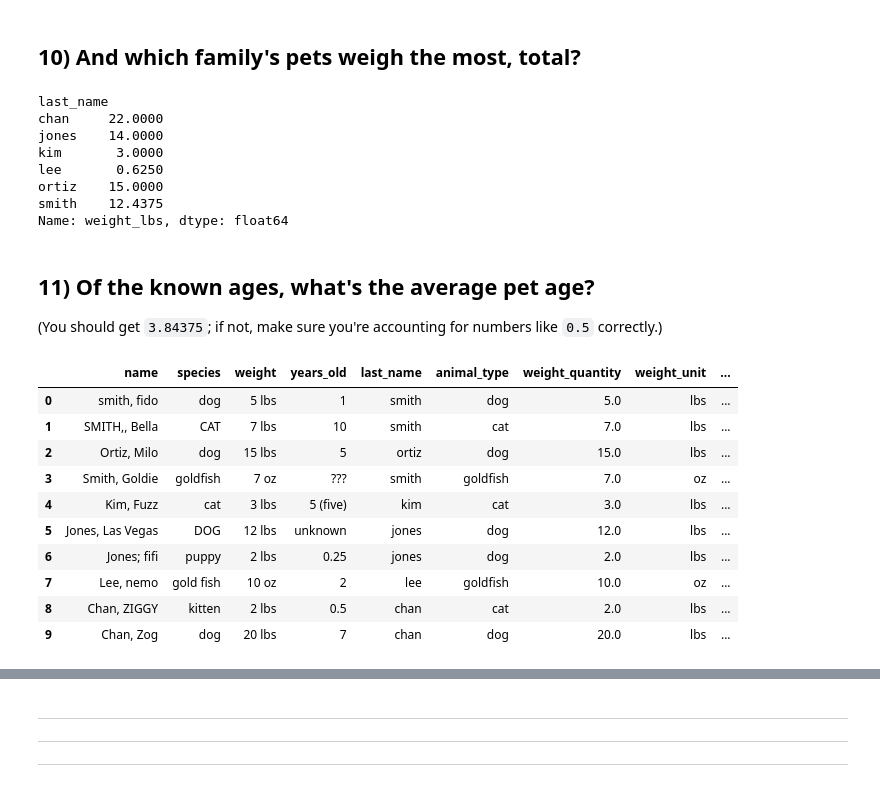
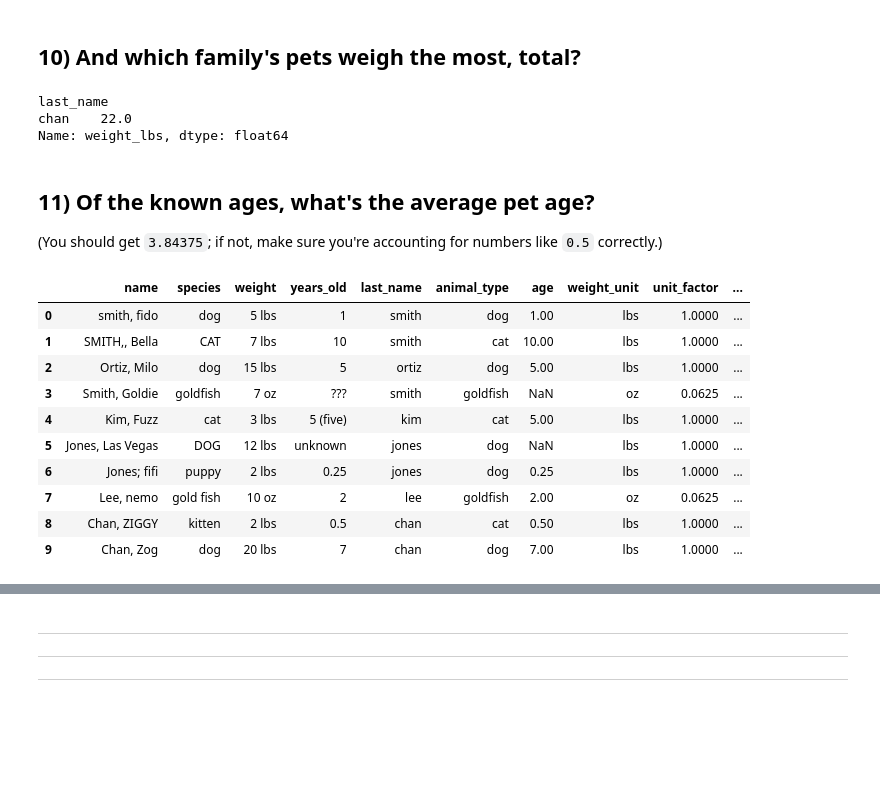
Before and after one commit to marcodallastella/LEDE-Homeworks, a Jupyter notebook: 08. Cleaning Data/homework-cleaning.ipynb, the cells around one changed output, grey strips where cells are left out. Saved outputs shown, nothing was run; the diff lists cells and outputs as text; code cells hidden in the pictures; blank space fills up the shorter version.

```diff
--- a/08. Cleaning Data/homework-cleaning.ipynb
+++ b/08. Cleaning Data/homework-cleaning.ipynb
@@ -148,0 +182,4 @@ pets
+# %%
+pets['weight_quantity'] = pets['weight'].str.extract(r'(\d+)')
+
+pets
@@ -167,0 +217,4 @@ pets
+# %%
+# pets['weight_unit'] = pets['weight'].str.extract(r'(\D+)')
+pets['weight_unit'] = pets['weight'].str.extract(r'(\D+)')
+pets
@@ -189,6 +254,6 @@ def get_conversion(weight):
         conversion = 0.0625
     return conversion
 
-pets['unit_factor'] = df['weight'].apply(get_conversion)
+pets['unit_factor'] = pets['weight'].apply(get_conversion).astype(float)
 pets
 # %% [output]
@@ -206,7 +271,7 @@ pets
 # %% [markdown]
 ## 8) Create a new column called `weight_lbs`, which calculates the pet's weight in lbs by multiplying `weight_quantity` by `unit_factor`
 # %%
-pets['weight_quantity'] = pets['weight_quantity'].astype(float)
+pets['weight_quantity'] = pets['weight_quantity'].astype(int)
 
 pets['weight_lbs'] = pets['weight_quantity']*pets['unit_factor']
 pets
@@ -231,40 +296,39 @@ pets['weight_lbs'].sum()
 # %% [markdown]
 ## 10)  And which family's pets weigh the most, total?
 # %%
-pets.groupby('last_name')['weight_lbs'].sum()
+pets.groupby('last_name')['weight_lbs'].sum().sort_values(ascending=False).head(1)
 # %% [output]
 last_name
-chan     22.0000
-jones    14.0000
-kim       3.0000
-lee       0.6250
-ortiz    15.0000
-smith    12.4375
+chan    22.0
 Name: weight_lbs, dtype: float64
 # %% [markdown]
 ## 11) Of the known ages, what's the average pet age?
 
 (You should get `3.84375`; if not, make sure you're accounting for numbers like `0.5` correctly.)
 # %%
-import re
+pets['age'] = pets['years_old']
 
-# pets['age'] = pets['years_old'].str.extract(r'(\d+|0(?:\.\d+)?)').astype(float)
-pets['age'] = pets['years_old'].str.extract(r'(0\.\d*|\d*)')
-pets['age'] = pets['age'].replace("","0")
-pets['age'] = pets['age'].astype(float)
+pets['age'] = (
+    pets['years_old']
+    .str.extract(r'(0.\d+|\d+)')
+    .dropna()
+    .astype(float)
+)
+
+#  .str.extract(r'(0\.\d+|\d+)'
 pets
 # %% [output]
-|  | name | species | weight | years_old | last_name | animal_type | weight_quantity | weight_unit | ... |
-| 0 | smith, fido | dog | 5 lbs | 1 | smith | dog | 5.0 | lbs | ... |
-| 1 | SMITH,, Bella | CAT | 7 lbs | 10 | smith | cat | 7.0 | lbs | ... |
-| 2 | Ortiz, Milo | dog | 15 lbs | 5 | ortiz | dog | 15.0 | lbs | ... |
-| 3 | Smith, Goldie | goldfish | 7 oz | ??? | smith | goldfish | 7.0 | oz | ... |
-| 4 | Kim, Fuzz | cat | 3 lbs | 5 (five) | kim | cat | 3.0 | lbs | ... |
-| 5 | Jones, Las Vegas | DOG | 12 lbs | unknown | jones | dog | 12.0 | lbs | ... |
-| 6 | Jones; fifi | puppy | 2 lbs | 0.25 | jones | dog | 2.0 | lbs | ... |
-| 7 | Lee, nemo | gold fish | 10 oz | 2 | lee | goldfish | 10.0 | oz | ... |
-| 8 | Chan, ZIGGY | kitten | 2 lbs | 0.5 | chan | cat | 2.0 | lbs | ... |
-| 9 | Chan, Zog | dog | 20 lbs | 7 | chan | dog | 20.0 | lbs | ... |
+|  | name | species | weight | years_old | last_name | animal_type | age | weight_unit | unit_factor | ... |
+| 0 | smith, fido | dog | 5 lbs | 1 | smith | dog | 1.00 | lbs | 1.0000 | ... |
+| 1 | SMITH,, Bella | CAT | 7 lbs | 10 | smith | cat | 10.00 | lbs | 1.0000 | ... |
+| 2 | Ortiz, Milo | dog | 15 lbs | 5 | ortiz | dog | 5.00 | lbs | 1.0000 | ... |
+| 3 | Smith, Goldie | goldfish | 7 oz | ??? | smith | goldfish | NaN | oz | 0.0625 | ... |
+| 4 | Kim, Fuzz | cat | 3 lbs | 5 (five) | kim | cat | 5.00 | lbs | 1.0000 | ... |
+| 5 | Jones, Las Vegas | DOG | 12 lbs | unknown | jones | dog | NaN | lbs | 1.0000 | ... |
+| 6 | Jones; fifi | puppy | 2 lbs | 0.25 | jones | dog | 0.25 | lbs | 1.0000 | ... |
+| 7 | Lee, nemo | gold fish | 10 oz | 2 | lee | goldfish | 2.00 | oz | 0.0625 | ... |
+| 8 | Chan, ZIGGY | kitten | 2 lbs | 0.5 | chan | cat | 0.50 | lbs | 1.0000 | ... |
+| 9 | Chan, Zog | dog | 20 lbs | 7 | chan | dog | 7.00 | lbs | 1.0000 | ... |
 # %%
 pets['age'].mean()
 # %% [output]
```
Also changed, not shown: parts of 12 cells of this notebook, 6 other files.
